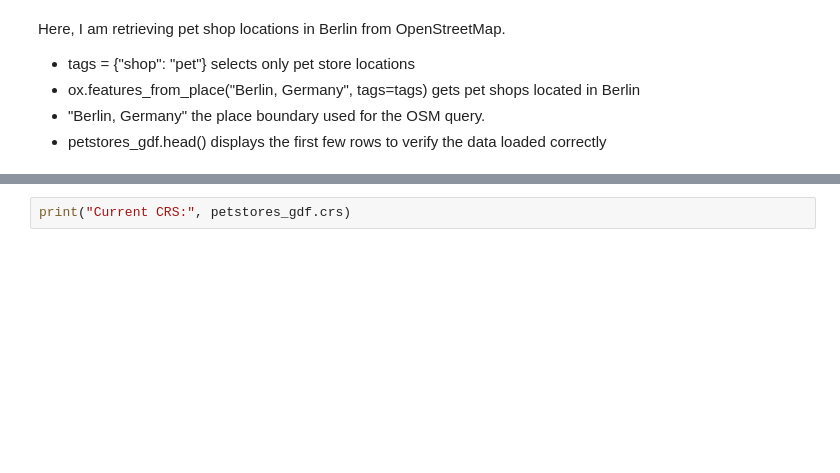
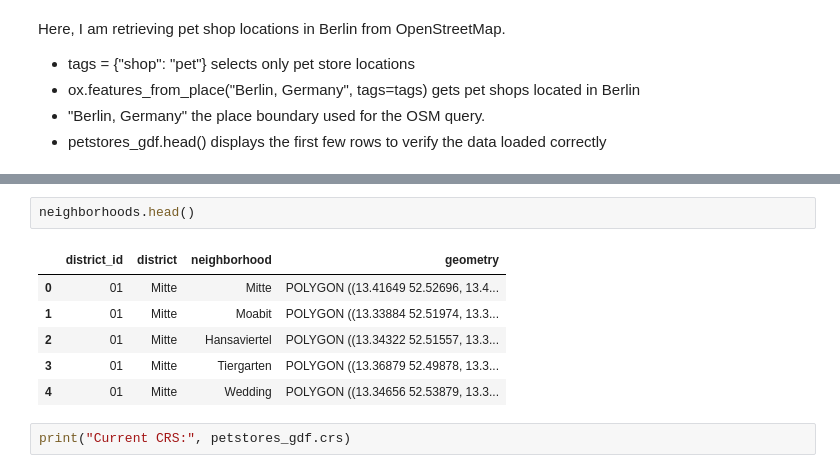
Before and after one commit to Nigar1209/berlin-poi-osm-pipeline, a Jupyter notebook: petstores/scripts/pet_stores_data_transformation.ipynb, the cells around one changed output, grey strips where cells are left out. Cells and saved outputs as stored; diff of their text form; blank space fills up the shorter version.

Commit message:
Implemented spatial join for pet stores and applied official district mapping

```diff
--- a/petstores/scripts/pet_stores_data_transformation.ipynb
+++ b/petstores/scripts/pet_stores_data_transformation.ipynb
@@ -71,3 +111,12 @@ In this step, I used the districts_enhanced.geojson file to join district inform
+# %%
+neighborhoods.head()
+# %% [output]
+|  | district_id | district | neighborhood | geometry |
+| 0 | 01 | Mitte | Mitte | POLYGON ((13.41649 52.52696, 13.4... |
+| 1 | 01 | Mitte | Moabit | POLYGON ((13.33884 52.51974, 13.3... |
+| 2 | 01 | Mitte | Hansaviertel | POLYGON ((13.34322 52.51557, 13.3... |
+| 3 | 01 | Mitte | Tiergarten | POLYGON ((13.36879 52.49878, 13.3... |
+| 4 | 01 | Mitte | Wedding | POLYGON ((13.34656 52.53879, 13.3... |
 # %%
 print("Current CRS:", petstores_gdf.crs)
 # %% [output]
```
Also changed, not shown: parts of 5 cells of this notebook.
